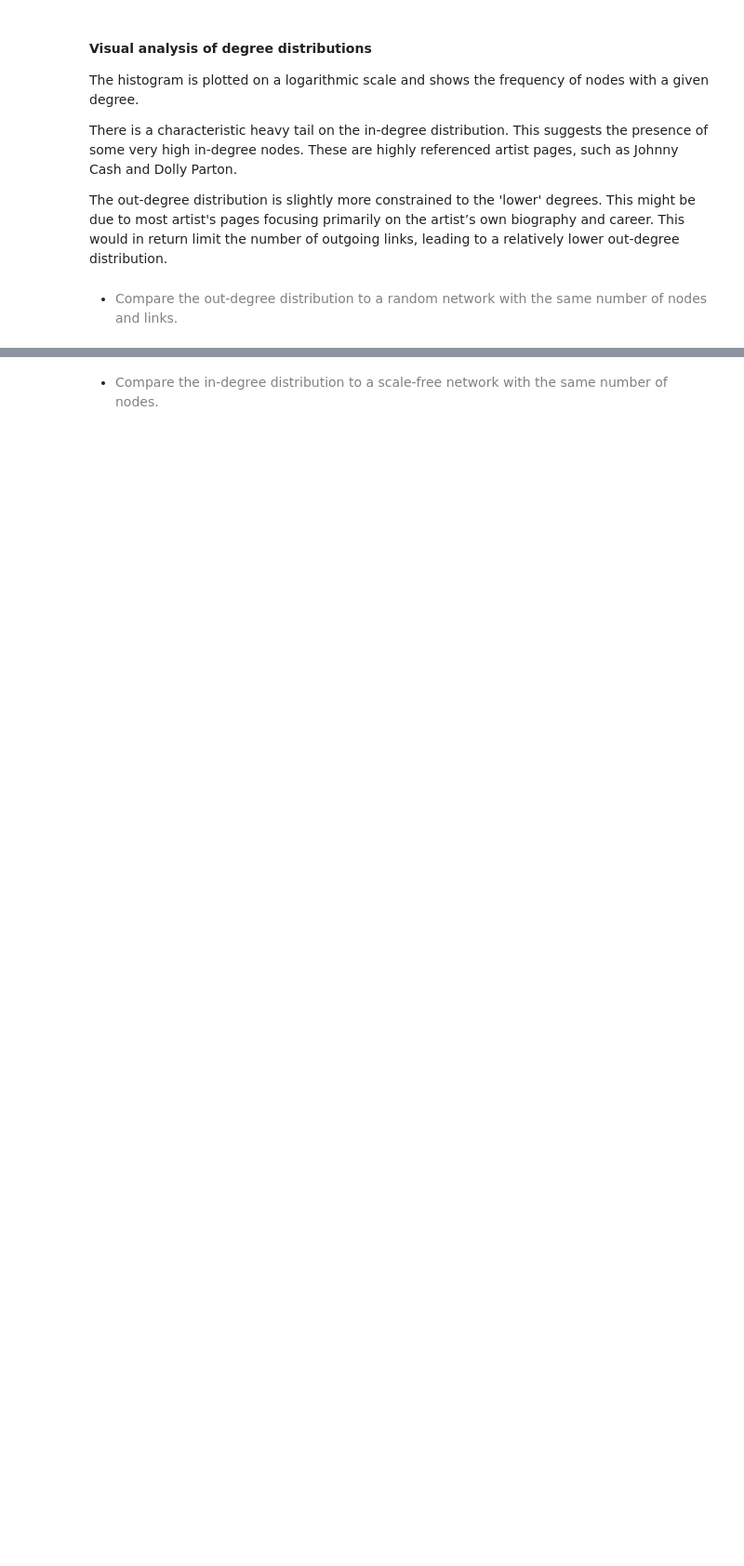
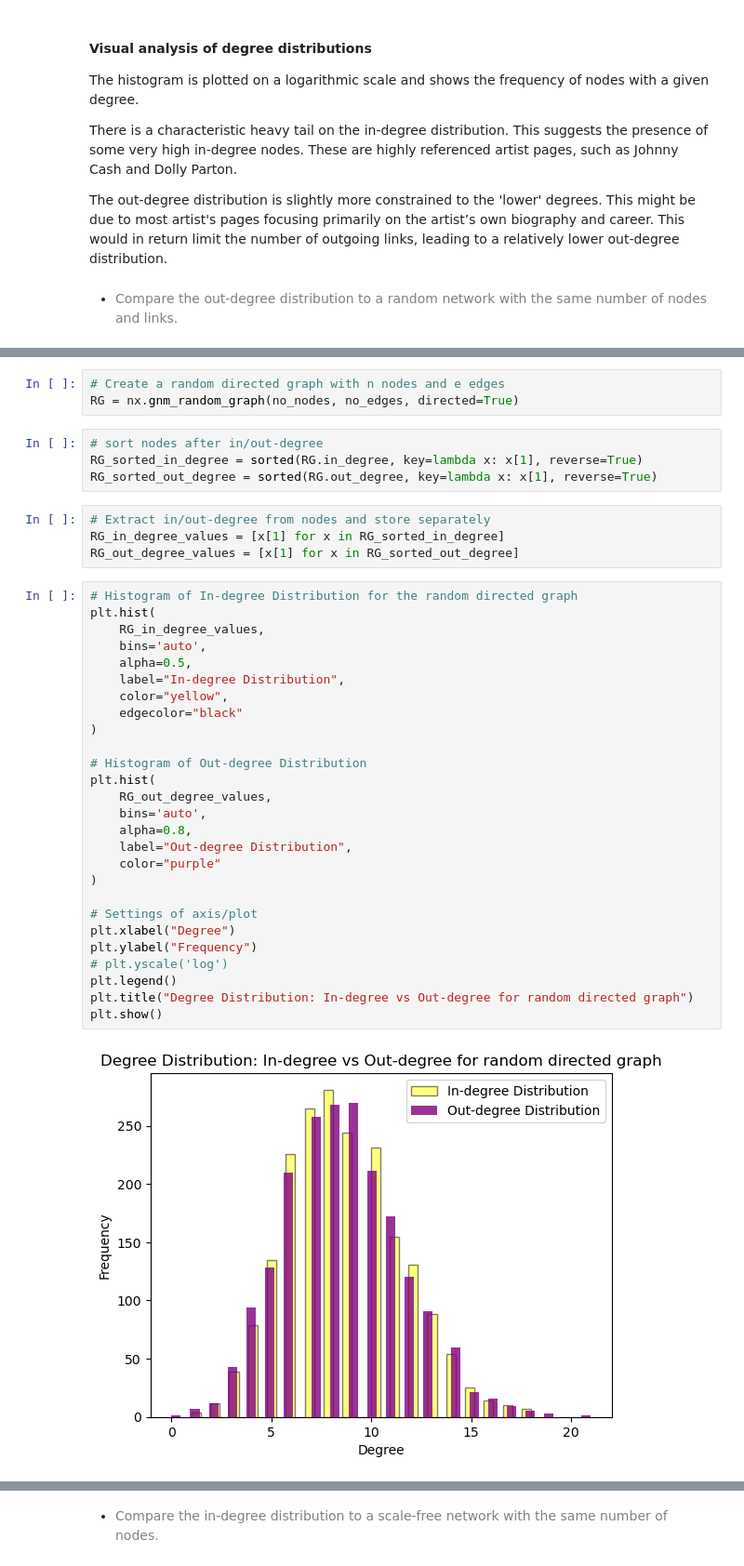
Before and after one commit to AleksandarLukic96/02805_Social_Graphs_and_Interactions, a Jupyter notebook: Exercise_solutions/Assignment_1.ipynb, the cells around one changed output, grey strips where cells are left out. Shown at 93% size. Saved outputs shown, nothing was run; the diff lists cells and outputs as text; blank space fills up the shorter version.

```diff
--- a/Exercise_solutions/Assignment_1.ipynb
+++ b/Exercise_solutions/Assignment_1.ipynb
@@ -703,0 +708,40 @@ The out-degree distribution is slightly more constrained to the 'lower' degrees.
+# %%
+# Create a random directed graph with n nodes and e edges
+RG = nx.gnm_random_graph(no_nodes, no_edges, directed=True)
+# %%
+# sort nodes after in/out-degree
+RG_sorted_in_degree = sorted(RG.in_degree, key=lambda x: x[1], reverse=True)
+RG_sorted_out_degree = sorted(RG.out_degree, key=lambda x: x[1], reverse=True)
+# %%
+# Extract in/out-degree from nodes and store separately
+RG_in_degree_values = [x[1] for x in RG_sorted_in_degree]
+RG_out_degree_values = [x[1] for x in RG_sorted_out_degree]
+# %%
+# Histogram of In-degree Distribution for the random directed graph
+plt.hist(
+    RG_in_degree_values,
+    bins='auto',
+    alpha=0.5,
+    label="In-degree Distribution",
+    color="yellow",
+    edgecolor="black"
+)
+
+# Histogram of Out-degree Distribution
+plt.hist(
+    RG_out_degree_values,
+    bins='auto',
+    alpha=0.8,
+    label="Out-degree Distribution",
+    color="purple"
+)
+
+# Settings of axis/plot
+plt.xlabel("Degree")
+plt.ylabel("Frequency")
+# plt.yscale('log')
+plt.legend()
+plt.title("Degree Distribution: In-degree vs Out-degree for random directed graph")
+plt.show()
+# %% [output]
+[figure, added]
```
Also changed, not shown: parts of 17 cells of this notebook, 1 other file.
